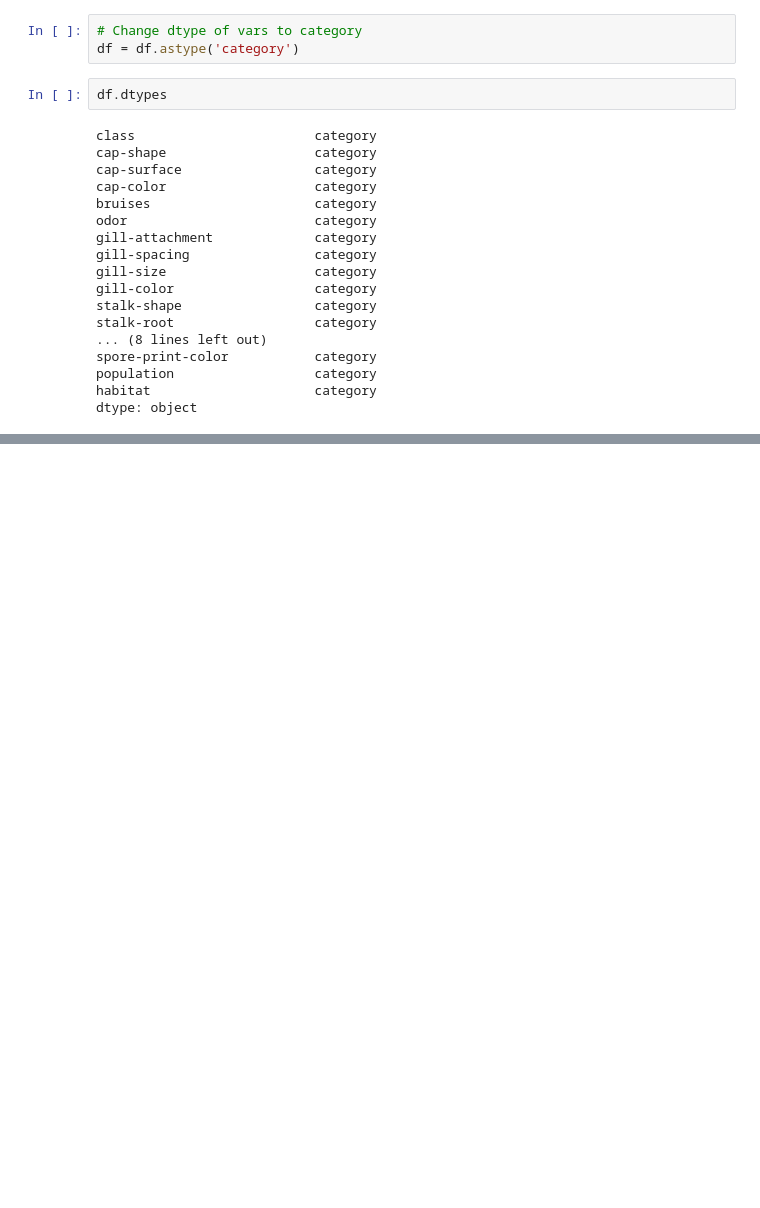
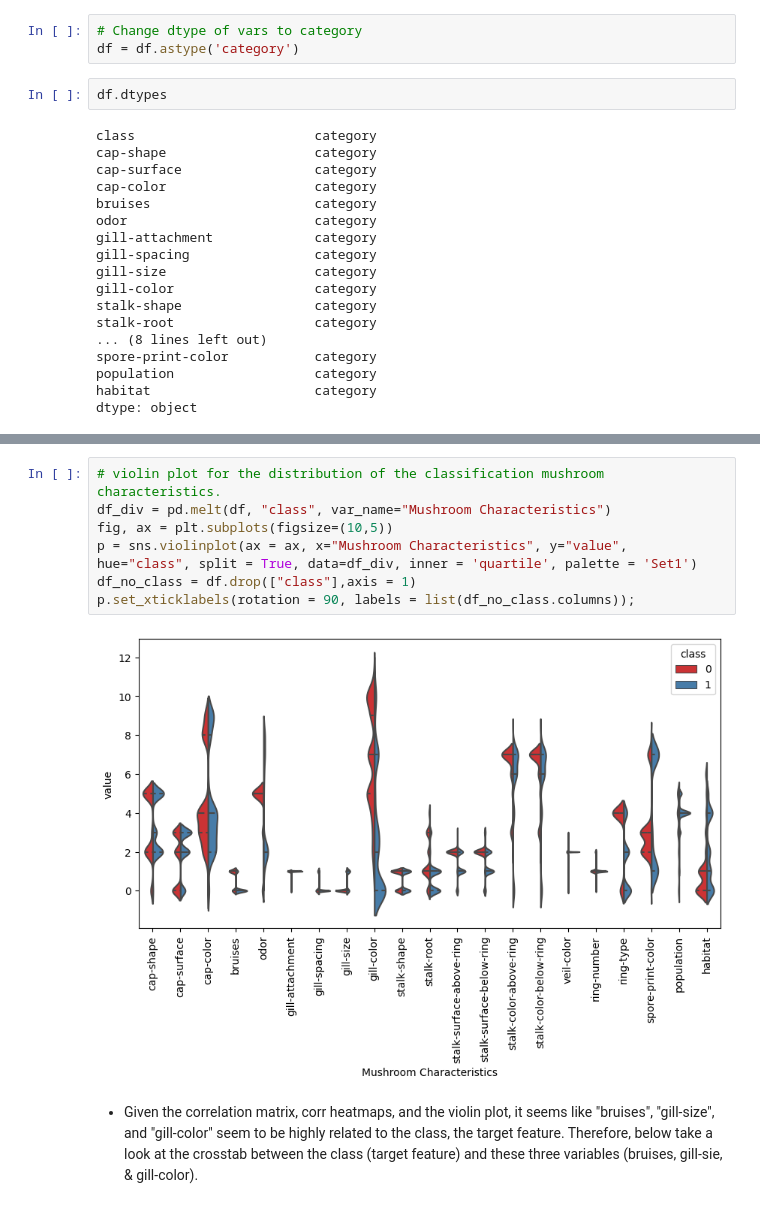
Before and after one commit to mjhihi/project4_team1, a Jupyter notebook: mushrooms.ipynb, the cells around one changed output, grey strips where cells are left out. Cells and saved outputs as stored; diff of their text form; blank space fills up the shorter version.

```diff
--- a/mushrooms.ipynb
+++ b/mushrooms.ipynb
@@ -153,0 +221,11 @@ df.head(3)
+# %%
+# violin plot for the distribution of the classification mushroom characteristics.
+df_div = pd.melt(df, "class", var_name="Mushroom Characteristics")
+fig, ax = plt.subplots(figsize=(10,5))
+p = sns.violinplot(ax = ax, x="Mushroom Characteristics", y="value", hue="class", split = True, data=df_div, inner = 'quartile', palette = 'Set1')
+df_no_class = df.drop(["class"],axis = 1)
+p.set_xticklabels(rotation = 90, labels = list(df_no_class.columns));
+# %% [output]
+[figure, added]
+# %% [markdown]
+- Given the correlation matrix, corr heatmaps, and the violin plot, it seems like "bruises", "gill-size", and "gill-color" seem to be highly related to the class, the target feature. Therefore, below take a look at the crosstab between the class (target feature) and these three variables (bruises, gill-sie, & gill-color).
```
Also changed, not shown: parts of 42 cells of this notebook.
